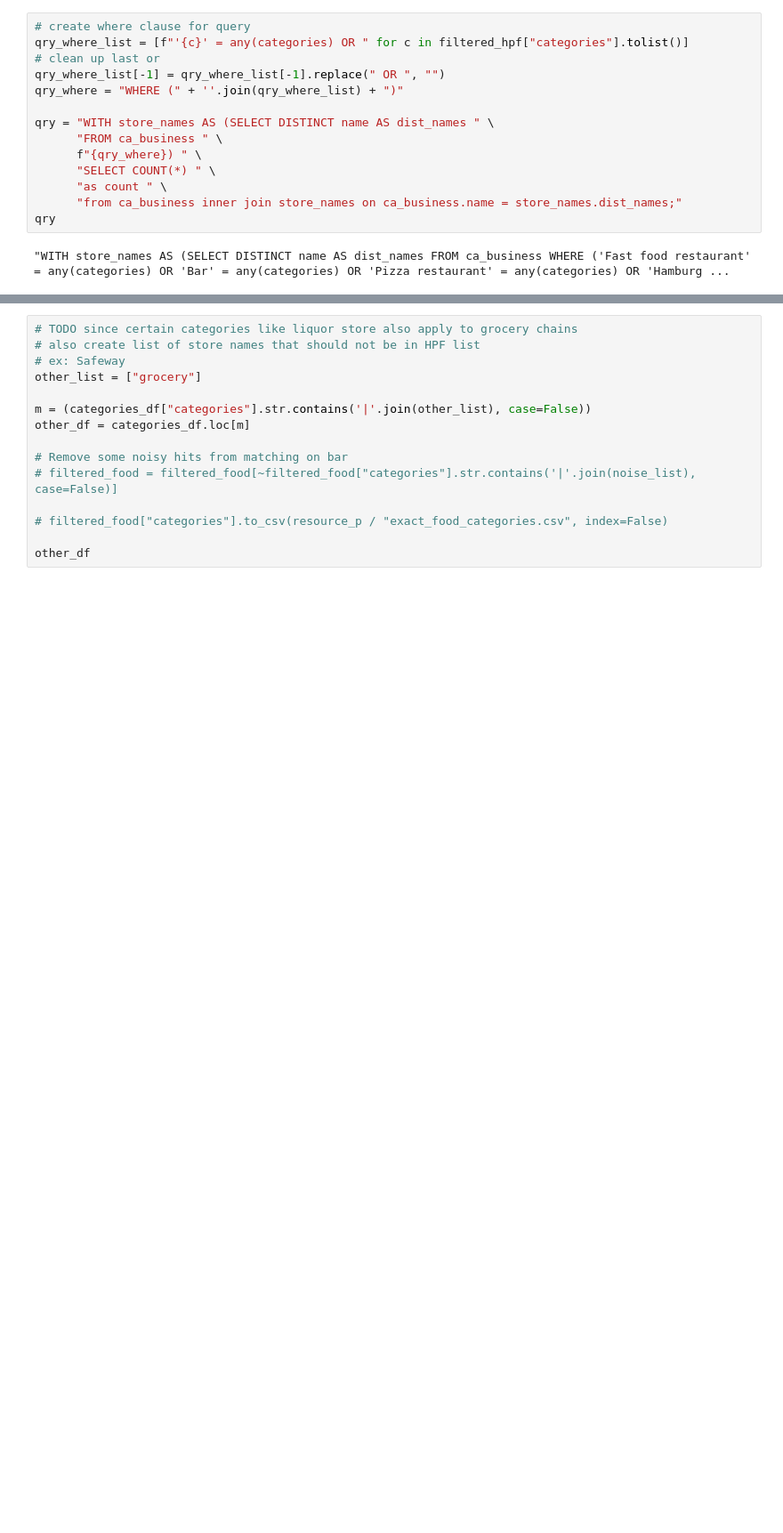
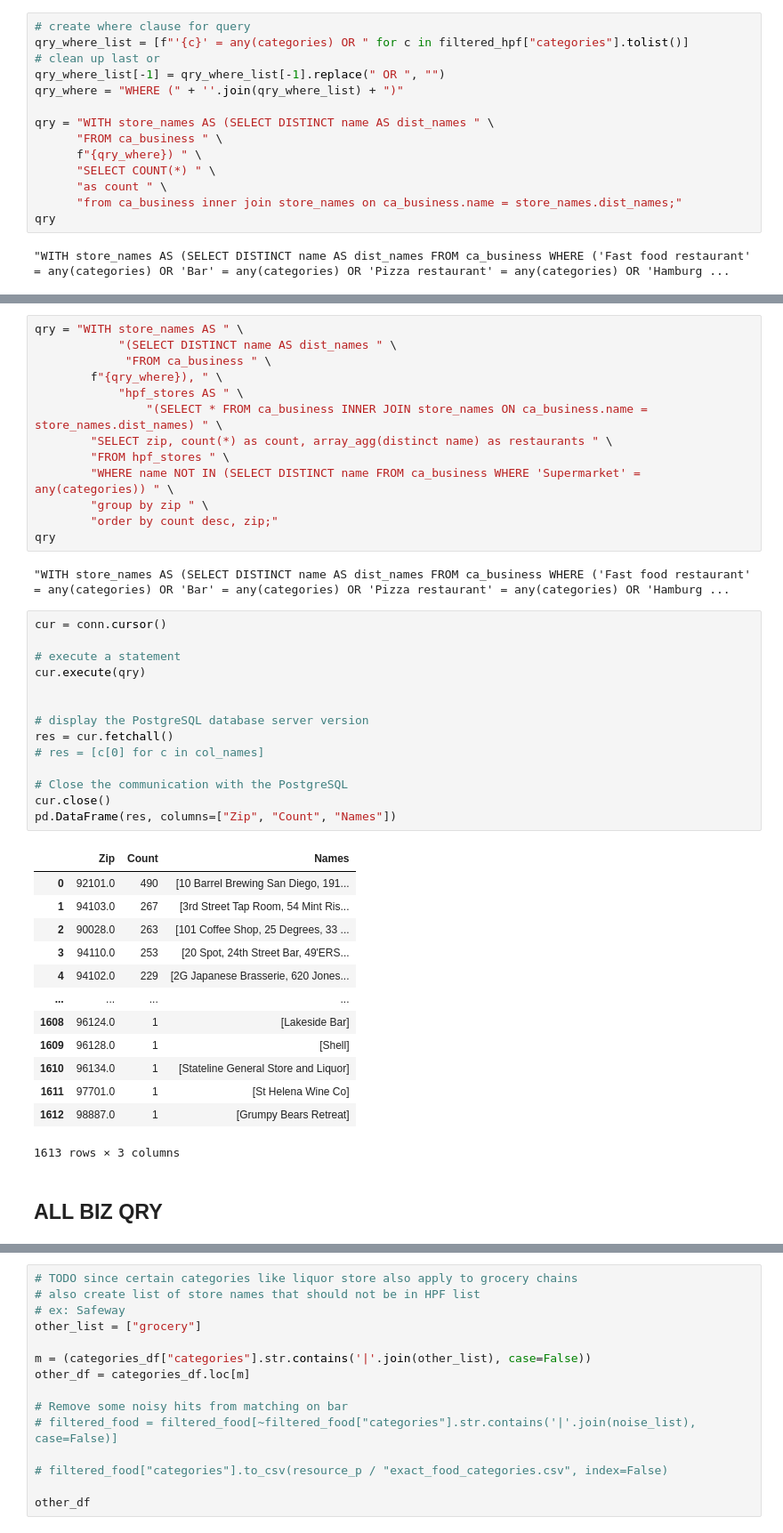
Before and after one commit to amoltkale/ai_chatbot_food_knowledge_graph, a Jupyter notebook: arc_gis/resource_data_creation/food_business_qry_prep.ipynb, the cells around one changed output, grey strips where cells are left out. Shown: that part at 89% size. Saved outputs shown, nothing was run; the diff lists cells and outputs as text; blank space fills up the shorter version.

Commit message:
Added query for unhealthy group by zip and query for all group by zip

```diff
--- a/arc_gis/resource_data_creation/food_business_qry_prep.ipynb
+++ b/arc_gis/resource_data_creation/food_business_qry_prep.ipynb
@@ -189,0 +225,45 @@ res
+# %%
+qry = "WITH store_names AS " \
+            "(SELECT DISTINCT name AS dist_names " \
+             "FROM ca_business " \
+        f"{qry_where}), " \
+            "hpf_stores AS " \
+                "(SELECT * FROM ca_business INNER JOIN store_names ON ca_business.name = store_names.dist_names) " \
+        "SELECT zip, count(*) as count, array_agg(distinct name) as restaurants " \
+        "FROM hpf_stores " \
+        "WHERE name NOT IN (SELECT DISTINCT name FROM ca_business WHERE 'Supermarket' = any(categories)) " \
+        "group by zip " \
+        "order by count desc, zip;"
+qry
+# %% [output]
+"WITH store_names AS (SELECT DISTINCT name AS dist_names FROM ca_business WHERE ('Fast food restaurant' = any(categories) OR 'Bar' = any(categories) OR 'Pizza restaurant' = any(categories) OR 'Hamburg ...
+# %%
+cur = conn.cursor()
+
+# execute a statement
+cur.execute(qry)
+
+
+# display the PostgreSQL database server version
+res = cur.fetchall()
+# res = [c[0] for c in col_names]
+
+# Close the communication with the PostgreSQL
+cur.close()
+pd.DataFrame(res, columns=["Zip", "Count", "Names"])
+# %% [output]
+|  | Zip | Count | Names |
+| 0 | 92101.0 | 490 | [10 Barrel Brewing San Diego, 191... |
+| 1 | 94103.0 | 267 | [3rd Street Tap Room, 54 Mint Ris... |
+| 2 | 90028.0 | 263 | [101 Coffee Shop, 25 Degrees, 33 ... |
+| 3 | 94110.0 | 253 | [20 Spot, 24th Street Bar, 49'ERS... |
+| 4 | 94102.0 | 229 | [2G Japanese Brasserie, 620 Jones... |
+| ... | ... | ... | ... |
+| 1608 | 96124.0 | 1 | [Lakeside Bar] |
+| 1609 | 96128.0 | 1 | [Shell] |
+| 1610 | 96134.0 | 1 | [Stateline General Store and Liquor] |
+| 1611 | 97701.0 | 1 | [St Helena Wine Co] |
+| 1612 | 98887.0 | 1 | [Grumpy Bears Retreat] |
+1613 rows × 3 columns
+# %% [markdown]
+## ALL BIZ QRY
```
Also changed, not shown: parts of 10 cells of this notebook.
